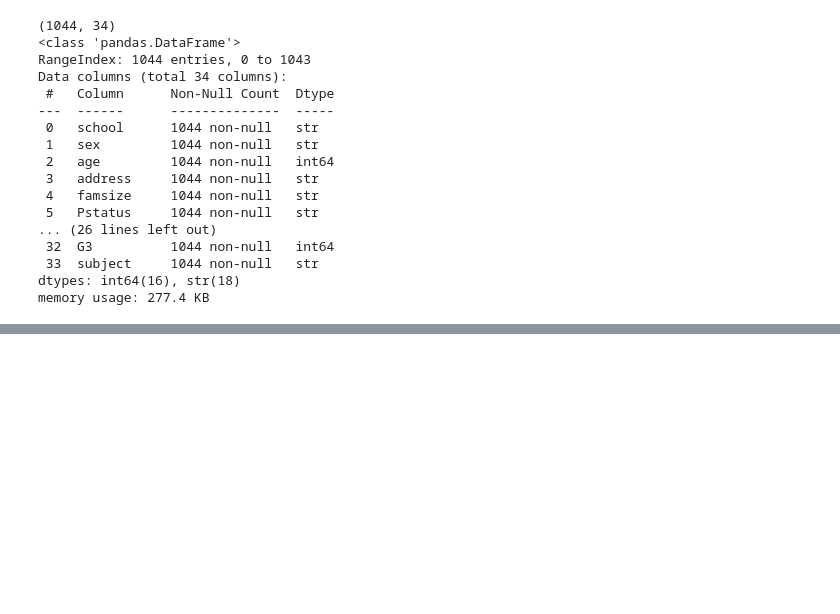
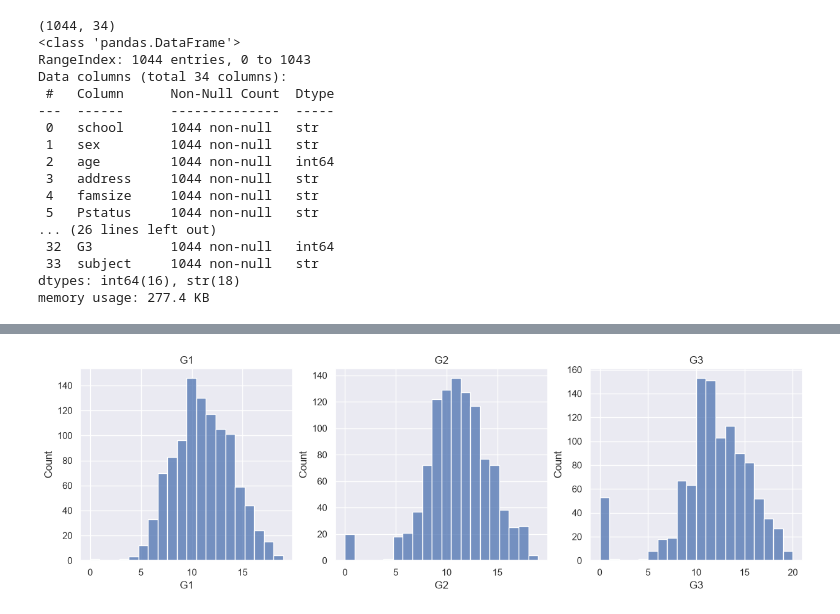
Before and after one commit to Sohan-grg/credit-card-fraud-detection, a Jupyter notebook: Project-02/notebook/Student.ipynb, the cells around one changed output, grey strips where cells are left out. Cells and saved outputs as stored; diff of their text form; code cells hidden in the pictures; blank space fills up the shorter version.

```diff
--- a/Project-02/notebook/Student.ipynb
+++ b/Project-02/notebook/Student.ipynb
@@ -66,3 +67,7 @@ Duplicates: 0
 | 50% | 17.000000 | 3.000000 | 2.000000 | 1.000000 | 2.000000 | 0.000000 | 4.000000 | 3.000000 | 3.000000 | 1.000000 | ... |
 | 75% | 18.000000 | 4.000000 | 3.000000 | 2.000000 | 2.000000 | 0.000000 | 5.000000 | 4.000000 | 4.000000 | 2.000000 | ... |
 | max | 22.000000 | 4.000000 | 4.000000 | 4.000000 | 4.000000 | 3.000000 | 5.000000 | 5.000000 | 5.000000 | 5.000000 | ... |
+# %%
+import matplotlib.pyplot as plt
+import seaborn as sns
+sns.set_theme()
@@ -68,0 +127,8 @@ Duplicates: 0
+# %%
+fig, ax = plt.subplots(1, 3, figsize=(15, 4))
+for i, g in enumerate(["G1", "G2", "G3"]):
+    sns.histplot(df[g], bins=20, ax=ax[i])
+    ax[i].set_title(g)
+plt.show()
+# %% [output]
+[figure, added]
```
Also changed, not shown: parts of 8 cells of this notebook.
